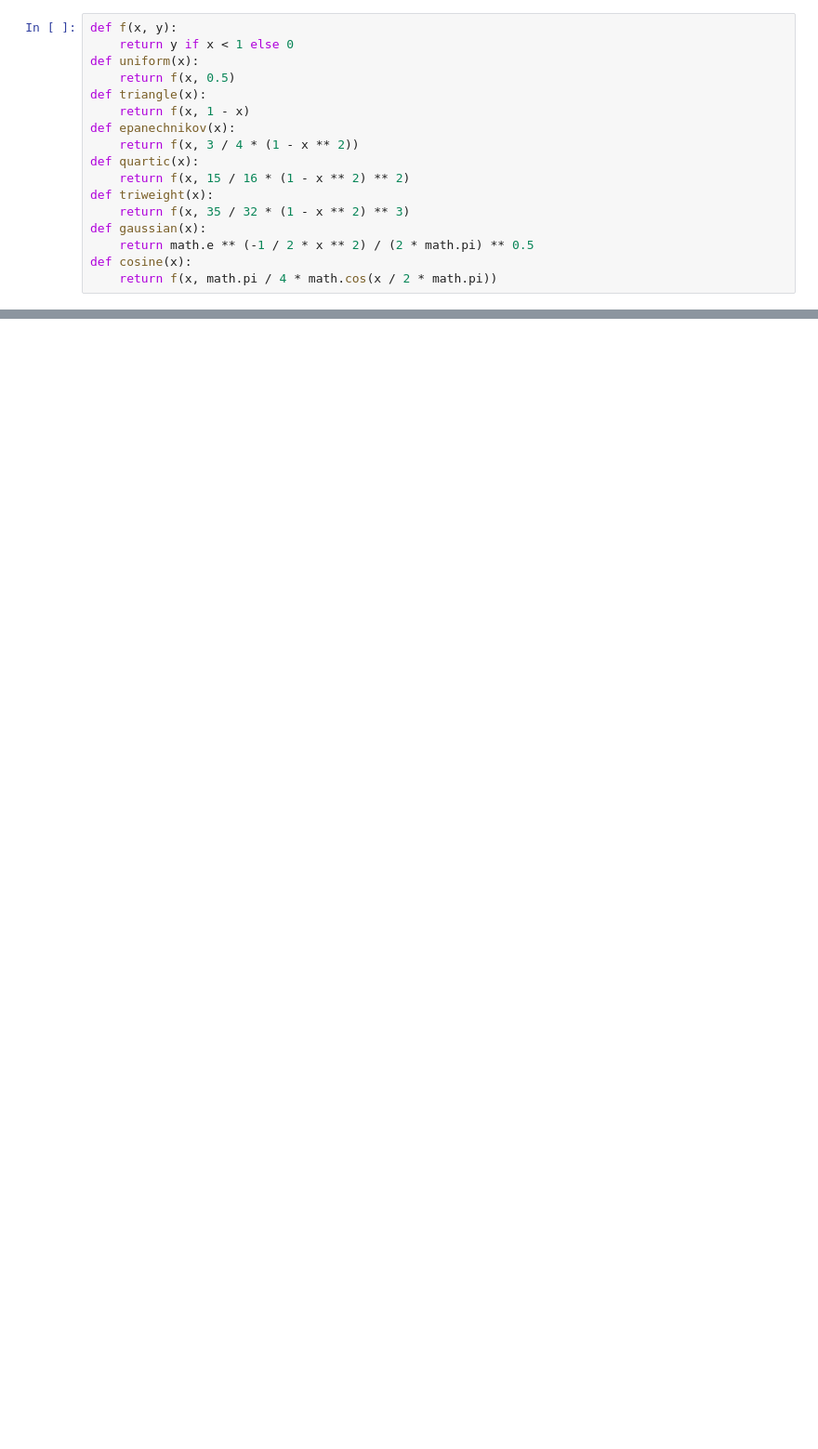
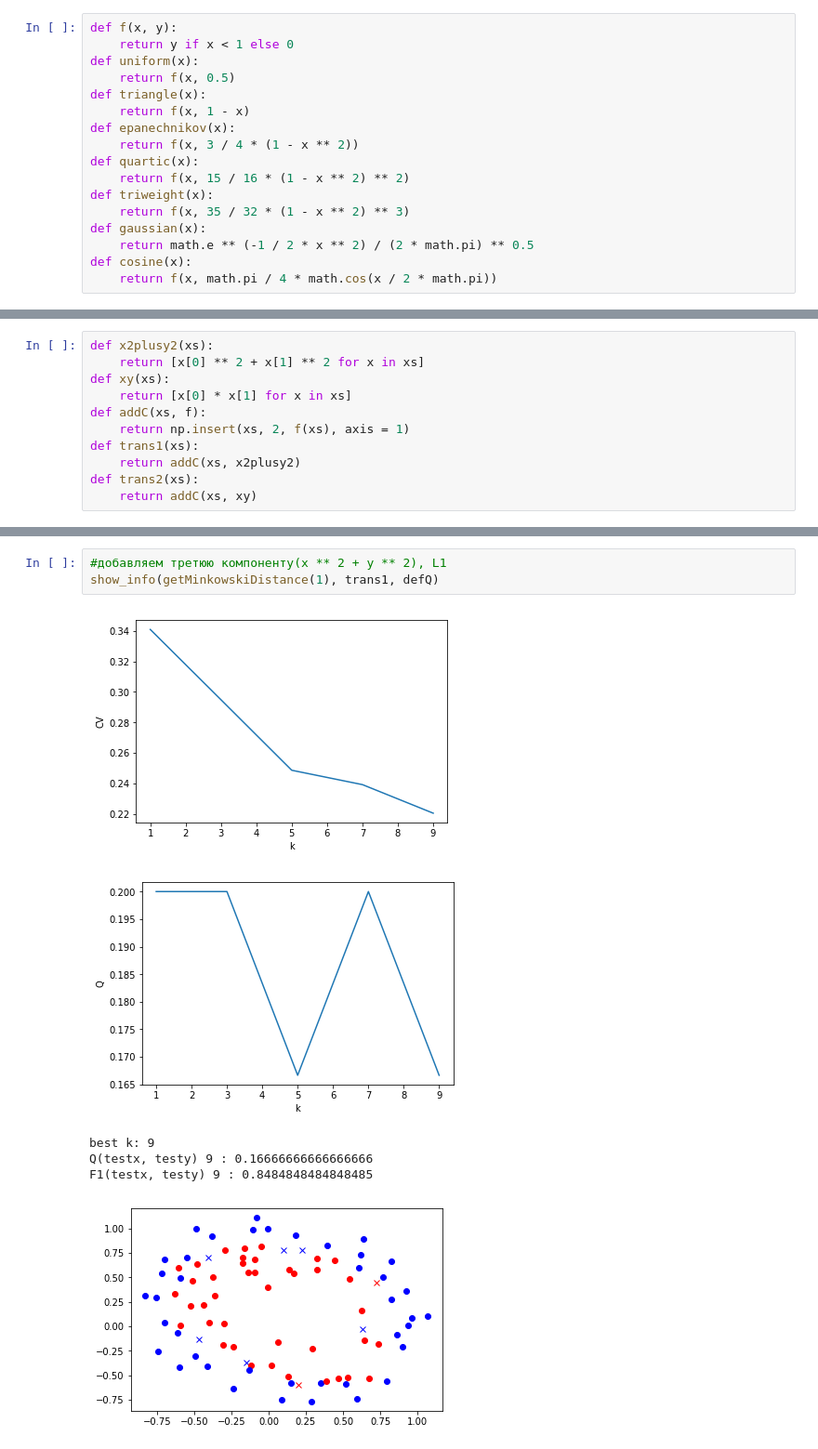
Before and after one commit to Albert1401/4c, a Jupyter notebook: ml/knn/knn.ipynb, the cells around one changed output, grey strips where cells are left out. Shown at 93% size. Drawn from its saved outputs; the diff is of its cells as text; blank space fills up the shorter version.

```diff
--- a/ml/knn/knn.ipynb
+++ b/ml/knn/knn.ipynb
@@ -115,0 +109,11 @@ def grid_search(model, ks, t):
+# %%
+def x2plusy2(xs):
+    return [x[0] ** 2 + x[1] ** 2 for x in xs]
+def xy(xs):
+    return [x[0] * x[1] for x in xs]
+def addC(xs, f):
+    return np.insert(xs, 2, f(xs), axis = 1)
+def trans1(xs):
+    return addC(xs, x2plusy2)
+def trans2(xs):
+    return addC(xs, xy)
@@ -162,0 +213,10 @@ show_data(test)
+# %%
+#добавляем третюю компоненту(x ** 2 + y ** 2), L1
+show_info(getMinkowskiDistance(1), trans1, defQ)
+# %% [output]
+[figure, added]
+[figure, added]
+best k: 9
+Q(testx, testy) 9 : 0.16666666666666666
+F1(testx, testy) 9 : 0.8484848484848485
+[figure, added]
```
Also changed, not shown: parts of 25 cells of this notebook.
